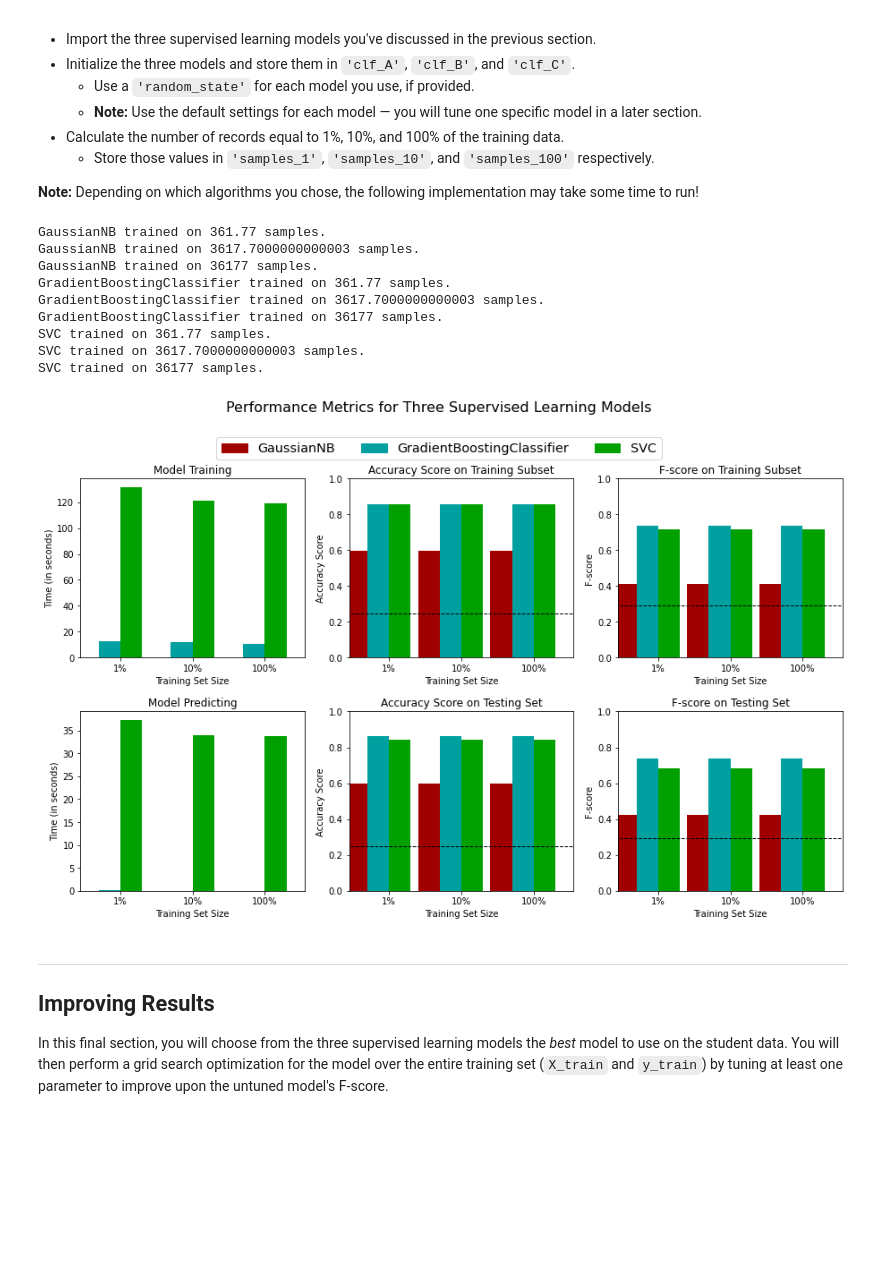
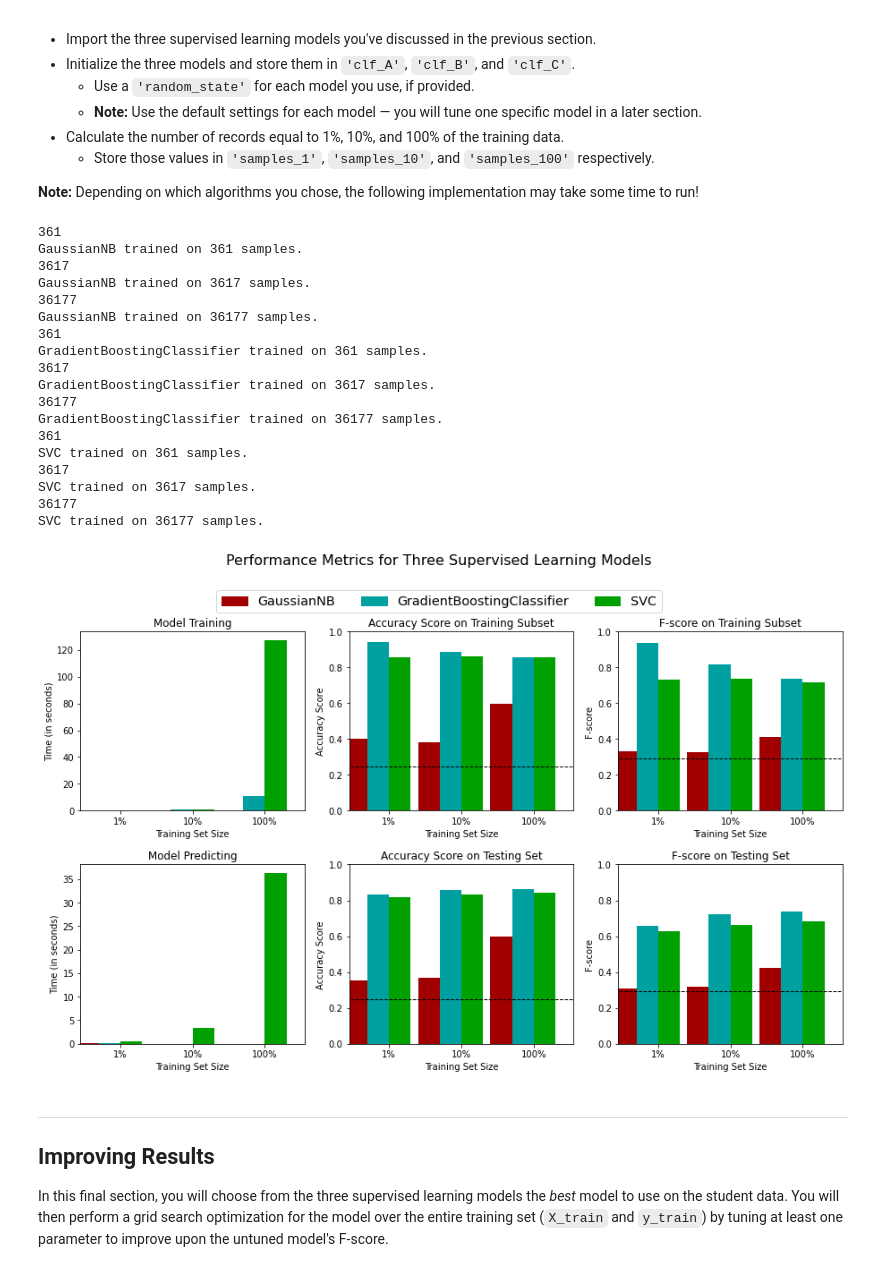
Before and after one commit to btown29/finding_donors, a Jupyter notebook: finding_donors.ipynb, the cells around one changed output. Cells and saved outputs as stored; diff of their text form; code cells hidden in the pictures; blank space fills up the shorter version.

```diff
--- a/finding_donors.ipynb
+++ b/finding_donors.ipynb
@@ -352,7 +352,7 @@ def train_predict(learner, sample_size, X_train, y_train, X_test, y_test):
 
     # TODO: Fit the learner to the training data using slicing with 'sample_size' using .fit(training_features[:], training_labels[:])
     start = time() # Get start time
-    learner = learner.fit(X_train, y_train)
+    learner = learner.fit(X_train[:sample_size], y_train[:sample_size])
     end = time() # Get end time
 
     # TODO: Calculate the training time
@@ -399,49 +399,62 @@ In the code cell, you will need to implement the following:
 # %%
 # TODO: Import the three supervised learning models from sklearn
 
-from sklearn.naive_bayes import GaussianNB
-#from sklearn.ensemble import AdaBoostClassifier
+#from sklearn.naive_bayes import GaussianNB
+from sklearn.ensemble import AdaBoostClassifier
 #from sklearn.ensemble import BaggingClassifier
-#from sklearn.ensemble import RandomForestClassifier
+from sklearn.ensemble import RandomForestClassifier
 from sklearn.ensemble import GradientBoostingClassifier
-from sklearn.svm import SVC
+#from sklearn.svm import SVC
 
 
 # TODO: Initialize the three models
 clf_A = GaussianNB()
 clf_B = GradientBoostingClassifier(random_state = 42)
 clf_C = SVC(random_state = 42)
+#clf_A = AdaBoostClassifier(random_state = 42)
+#clf_B = GradientBoostingClassifier(random_state = 42)
+#clf_C = RandomForestClassifier(random_state = 42)
 
 # TODO: Calculate the number of samples for 1%, 10%, and 100% of the training data
 # HINT: samples_100 is the entire training set i.e. len(y_train)
 # HINT: samples_10 is 10% of samples_100 (ensure to set the count of the values to be `int` and not `float`)
 # HINT: samples_1 is 1% of samples_100 (ensure to set the count of the values to be `int` and not `float`)
 samples_100 = len(y_train)
-samples_10 = 0.1 * len(y_train)
-samples_1 = 0.01 * len(y_train)
+samples_10 = int(0.1 * len(y_train))
+samples_1 = int(0.01 * len(y_train))
 
 # Collect results on the learners
 results = {}
 for clf in [clf_A, clf_B, clf_C]:
     clf_name = clf.__class__.__name__
     results[clf_name] = {}
     for i, samples in enumerate([samples_1, samples_10, samples_100]):
+        print(samples)
         results[clf_name][i] = \
         train_predict(clf, samples, X_train, y_train, X_test, y_test)
 
 # Run metrics visualization for the three supervised learning models chosen
 vs.evaluate(results, accuracy, fscore)
 # %% [output]
-GaussianNB trained on 361.77 samples.
-GaussianNB trained on 3617.7000000000003 samples.
+361
+GaussianNB trained on 361 samples.
+3617
+GaussianNB trained on 3617 samples.
+36177
 GaussianNB trained on 36177 samples.
-GradientBoostingClassifier trained on 361.77 samples.
-GradientBoostingClassifier trained on 3617.7000000000003 samples.
+361
+GradientBoostingClassifier trained on 361 samples.
+3617
+GradientBoostingClassifier trained on 3617 samples.
+36177
 GradientBoostingClassifier trained on 36177 samples.
-SVC trained on 361.77 samples.
-SVC trained on 3617.7000000000003 samples.
+361
+SVC trained on 361 samples.
+3617
+SVC trained on 3617 samples.
+36177
 SVC trained on 36177 samples.
-[figure, old version]
+[figure, new version]
 # %% [markdown]
 ----
 ## Improving Results
```
Also changed, not shown: parts of 2 cells of this notebook, 1 other file.
